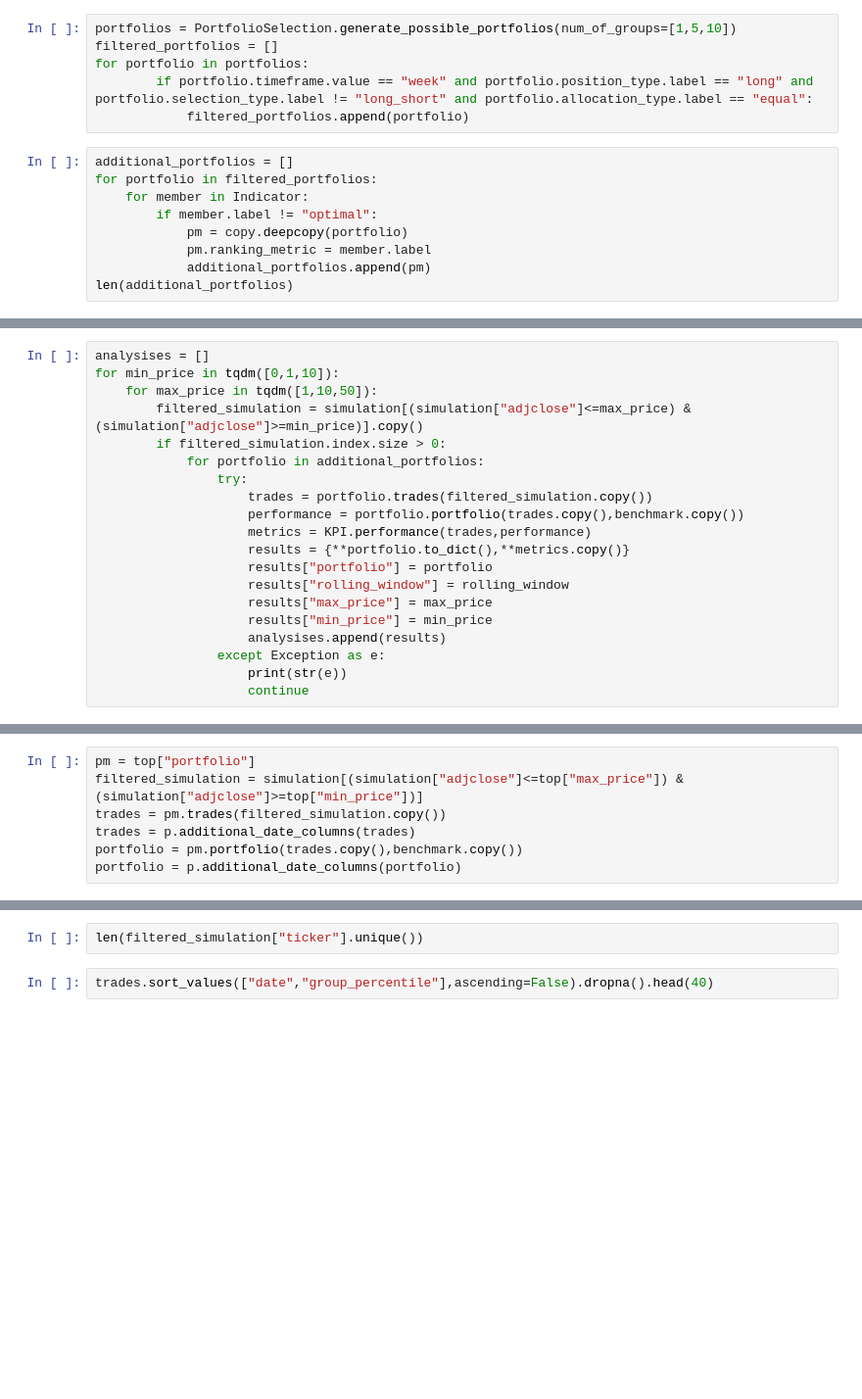
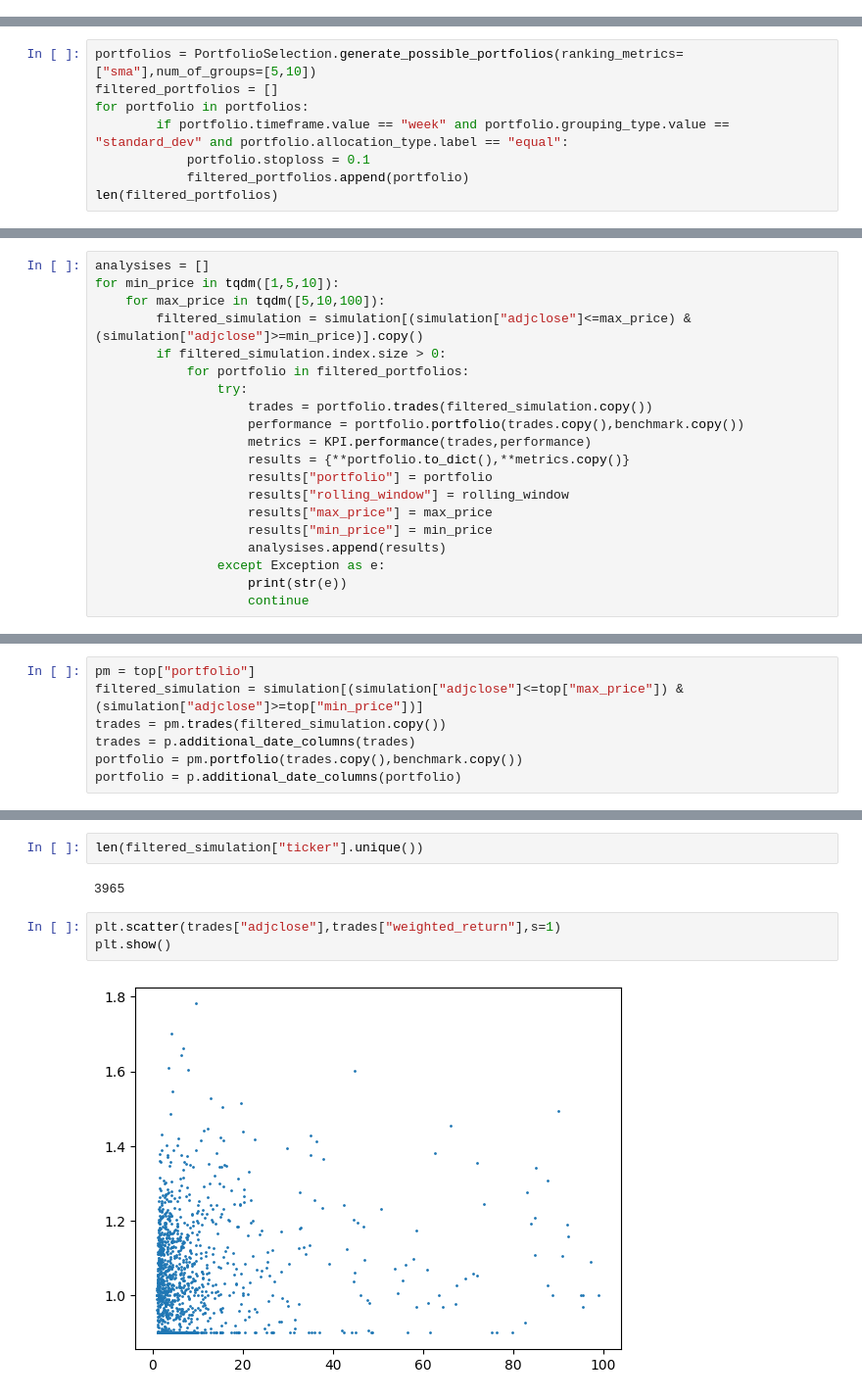
Before and after one commit to chung-ejy/orivault, a Jupyter notebook: studies/swing_trading_study/speculation_basic.ipynb, the cells around one changed output, grey strips where cells are left out. Shown at 98% size. Cells and saved outputs as stored; diff of their text form; blank space fills up the shorter version.

Commit message:
trade api edits

```diff
--- a/studies/swing_trading_study/speculation_basic.ipynb
+++ b/studies/swing_trading_study/speculation_basic.ipynb
@@ -43,18 +43,3 @@ market.connect()
 benchmark = market.query("prices",{"ticker":"JPM"})
 market.disconnect()
 benchmark = Benchmark.convert_to_benchmark(benchmark,"adjclose")
-# %%
-portfolios = PortfolioSelection.generate_possible_portfolios(num_of_groups=[1,5,10])
-filtered_portfolios = []
-for portfolio in portfolios:
-        if portfolio.timeframe.value == "week" and portfolio.position_type.label == "long" and portfolio.selection_type.label != "long_short" and portfolio.allocation_type.label == "equal":
-            filtered_portfolios.append(portfolio)
-# %%
-additional_portfolios = []
-for portfolio in filtered_portfolios:
-    for member in Indicator:
-        if member.label != "optimal":
-            pm = copy.deepcopy(portfolio)
-            pm.ranking_metric = member.label
-            additional_portfolios.append(pm)
-len(additional_portfolios)
@@ -85,0 +89,8 @@ market.disconnect()
+# %%
+portfolios = PortfolioSelection.generate_possible_portfolios(ranking_metrics=["sma"],num_of_groups=[5,10])
+filtered_portfolios = []
+for portfolio in portfolios:
+        if portfolio.timeframe.value == "week" and portfolio.grouping_type.value == "standard_dev" and portfolio.allocation_type.label == "equal":
+            portfolio.stoploss = 0.1
+            filtered_portfolios.append(portfolio)
+len(filtered_portfolios)
@@ -91,11 +104,11 @@ simulation = simulation[(simulation["year"]>=model_end) & (simulation["year"]<ba
 simulation.sort_values("date", inplace=True)
 # %%
 analysises = []
-for min_price in tqdm([0,1,10]):
-    for max_price in tqdm([1,10,50]):
+for min_price in tqdm([1,5,10]):
+    for max_price in tqdm([5,10,100]):
         filtered_simulation = simulation[(simulation["adjclose"]<=max_price) & (simulation["adjclose"]>=min_price)].copy()
         if filtered_simulation.index.size > 0:
-            for portfolio in additional_portfolios:
+            for portfolio in filtered_portfolios:
                 try:
                     trades = portfolio.trades(filtered_simulation.copy())
                     performance = portfolio.portfolio(trades.copy(),benchmark.copy())
@@ -185,4 +229,9 @@ trades[["group_percentile","return"]].groupby("group_percentile").mean().sort_va
 # %%
 len(filtered_simulation["ticker"].unique())
+# %% [output]
+3965
 # %%
-trades.sort_values(["date","group_percentile"],ascending=False).dropna().head(40)
+plt.scatter(trades["adjclose"],trades["weighted_return"],s=1)
+plt.show()
+# %% [output]
+[figure, added]
```
Also changed, not shown: parts of 9 cells of this notebook, 1 other file.
